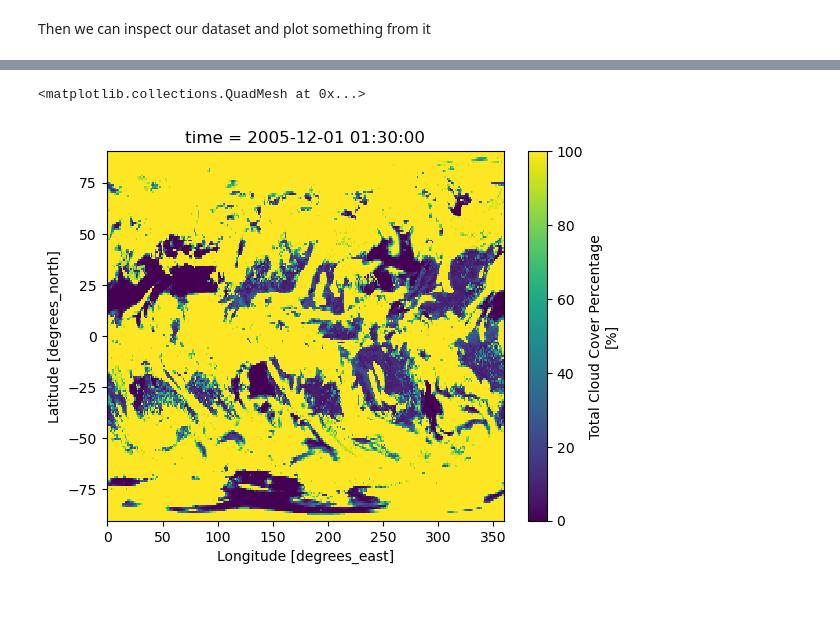
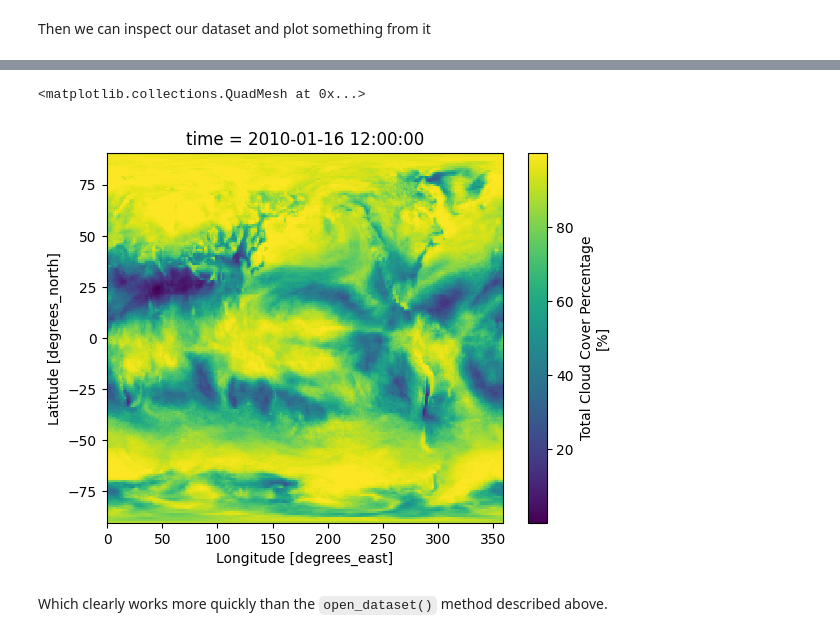
Before and after one commit to dwest77a/stac-notebooks, a Jupyter notebook: stac-api-example.ipynb, the cells around one changed output, grey strips where cells are left out. Drawn from its saved outputs; the diff is of its cells as text; code cells hidden in the pictures; blank space fills up the shorter version.

```diff
--- a/stac-api-example.ipynb
+++ b/stac-api-example.ipynb
@@ -497,4 +513,4 @@ kc_file
 # %%
-kc_file_uri = kc_file.href.split('dap.ceda.ac.uk')[1]
+kc_file_uri = kc_file.href.replace('CMIP6_', '')
 kc_file_uri
 # %% [output]
@@ -502,2 +518,2 @@ kc_file_uri
 # %%
-kc_file.to_dict()['open_zarr_kwargs']
+zarr_kwargs = kc_file.to_dict()['open_zarr_kwargs']
@@ -507,5 +523,5 @@ kc_file.to_dict()['open_zarr_kwargs']
 import xarray as xr
 import fsspec
 
-mapper = fsspec.get_mapper("reference://", fo=kc_file.href)
-ds = xr.open_zarr(mapper, consolidated=False, **kc_file.to_dict()['open_zarr_kwargs'])
+mapper = fsspec.get_mapper("reference://", fo=kc_file_uri)
+ds = xr.open_zarr(mapper, consolidated=False, **zarr_kwargs)
@@ -569,5 +550,7 @@ kerchunk_creation_date :
 # %%
-ds.clt.sel(time="2005-12-01").isel(time=0).plot()
+ds.sel(time='2010-01').isel(time=0).clt.plot()
 # %% [output]
 <matplotlib.collections.QuadMesh at 0x...>
-[figure, old version]
+[figure, new version]
+# %% [markdown]
+Which clearly works more quickly than the `open_dataset()` method described above.
```
Also changed, not shown: parts of 22 cells of this notebook.
